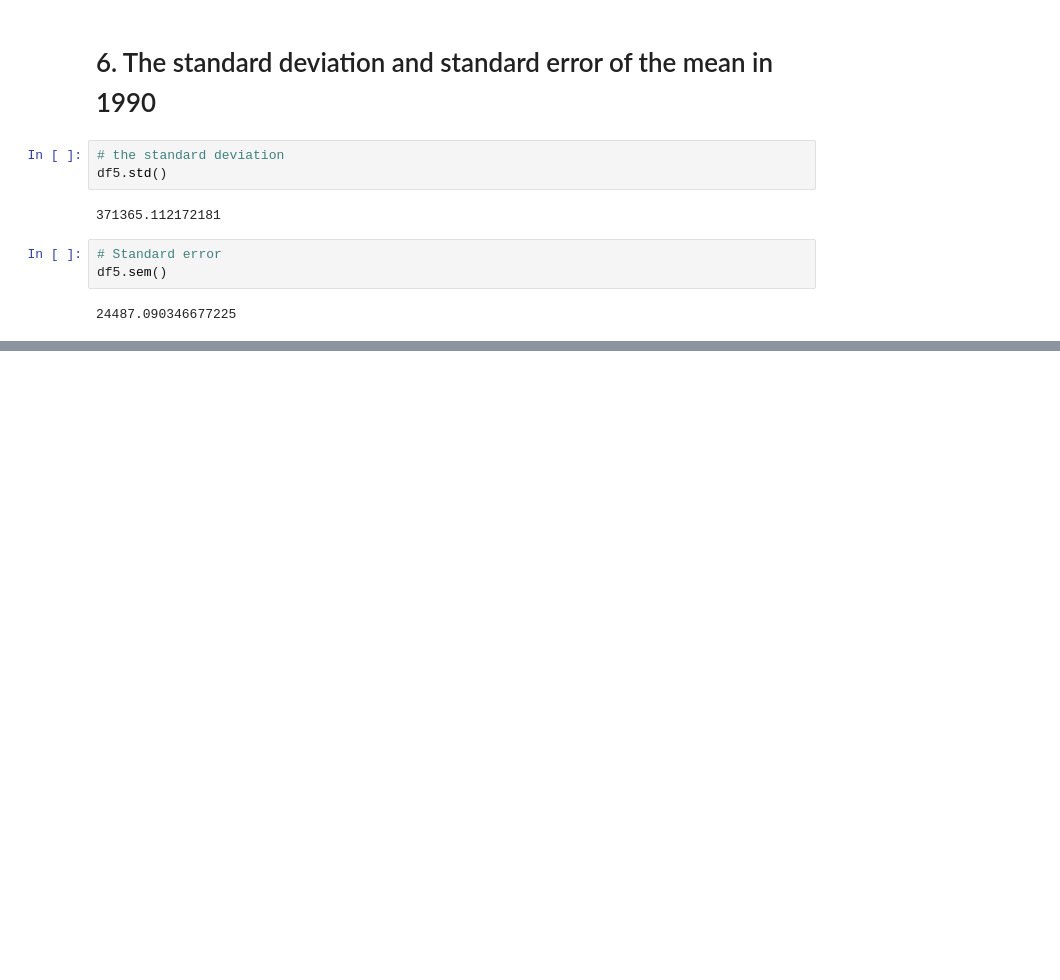
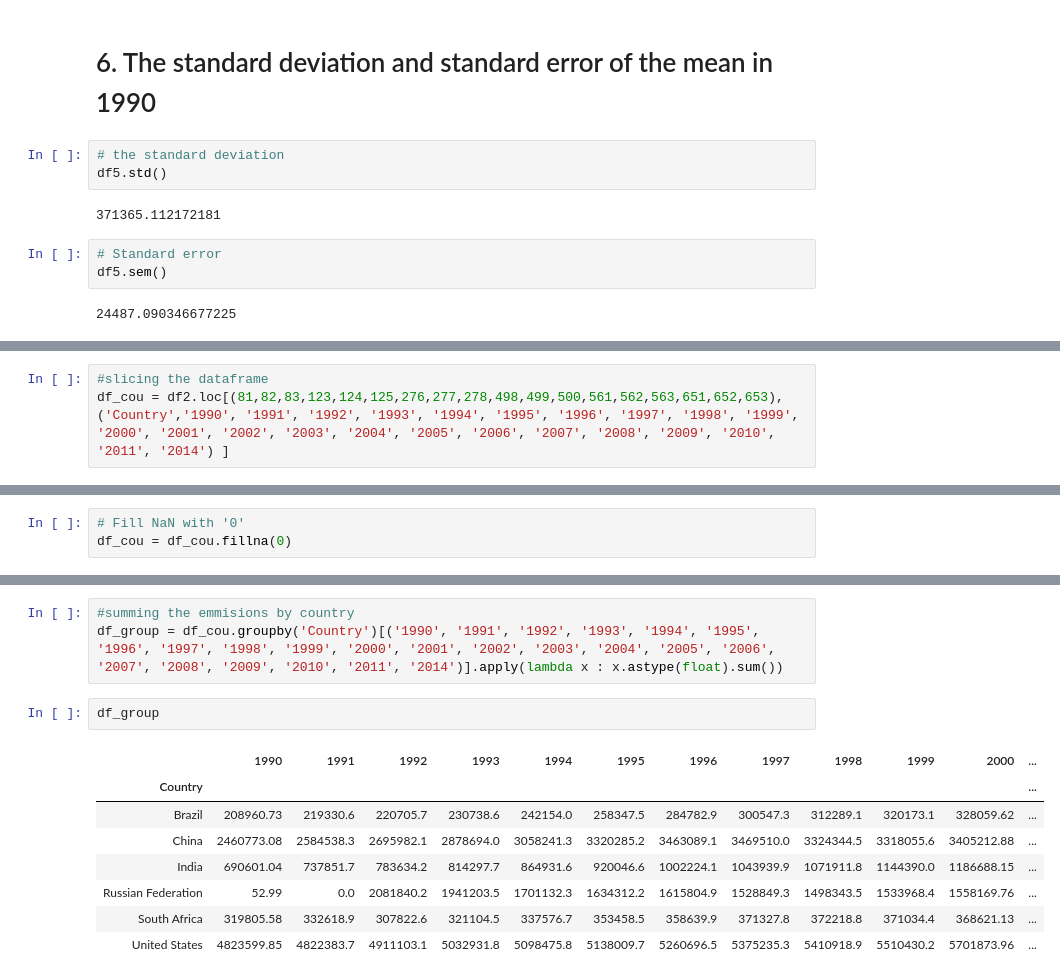
Before and after one commit to KhomotsoT/statistical-thinking, a Jupyter notebook: Statistical-thinking.ipynb, the cells around one changed output, grey strips where cells are left out. Saved outputs shown, nothing was run; the diff lists cells and outputs as text; blank space fills up the shorter version.

```diff
--- a/Statistical-thinking.ipynb
+++ b/Statistical-thinking.ipynb
@@ -366,0 +410,3 @@ df5.sem()
+# %%
+#slicing the dataframe
+df_cou = df2.loc[(81,82,83,123,124,125,276,277,278,498,499,500,561,562,563,651,652,653), ('Country','1990', '1991', '1992', '1993', '1994', '1995', '1996', '1997', '1998', '1999', '2000', '2001', '2002', '2003', '2004', '2005', '2006', '2007', '2008', '2009', '2010', '2011', '2014') ]
@@ -366,0 +422,3 @@ df5.sem()
+# %%
+# Fill NaN with '0'
+df_cou = df_cou.fillna(0)
@@ -366,0 +434,14 @@ df5.sem()
+# %%
+#summing the emmisions by country
+df_group = df_cou.groupby('Country')[('1990', '1991', '1992', '1993', '1994', '1995', '1996', '1997', '1998', '1999', '2000', '2001', '2002', '2003', '2004', '2005', '2006', '2007', '2008', '2009', '2010', '2011', '2014')].apply(lambda x : x.astype(float).sum())
+# %%
+df_group
+# %% [output]
+|  | 1990 | 1991 | 1992 | 1993 | 1994 | 1995 | 1996 | 1997 | 1998 | 1999 | 2000 | ... |
+| Country |  |  |  |  |  |  |  |  |  |  |  | ... |
+| Brazil | 208960.73 | 219330.6 | 220705.7 | 230738.6 | 242154.0 | 258347.5 | 284782.9 | 300547.3 | 312289.1 | 320173.1 | 328059.62 | ... |
+| China | 2460773.08 | 2584538.3 | 2695982.1 | 2878694.0 | 3058241.3 | 3320285.2 | 3463089.1 | 3469510.0 | 3324344.5 | 3318055.6 | 3405212.88 | ... |
+| India | 690601.04 | 737851.7 | 783634.2 | 814297.7 | 864931.6 | 920046.6 | 1002224.1 | 1043939.9 | 1071911.8 | 1144390.0 | 1186688.15 | ... |
+| Russian Federation | 52.99 | 0.0 | 2081840.2 | 1941203.5 | 1701132.3 | 1634312.2 | 1615804.9 | 1528849.3 | 1498343.5 | 1533968.4 | 1558169.76 | ... |
+| South Africa | 319805.58 | 332618.9 | 307822.6 | 321104.5 | 337576.7 | 353458.5 | 358639.9 | 371327.8 | 372218.8 | 371034.4 | 368621.13 | ... |
+| United States | 4823599.85 | 4822383.7 | 4911103.1 | 5032931.8 | 5098475.8 | 5138009.7 | 5260696.5 | 5375235.3 | 5410918.9 | 5510430.2 | 5701873.96 | ... |
```
Also changed, not shown: parts of 7 cells of this notebook.
